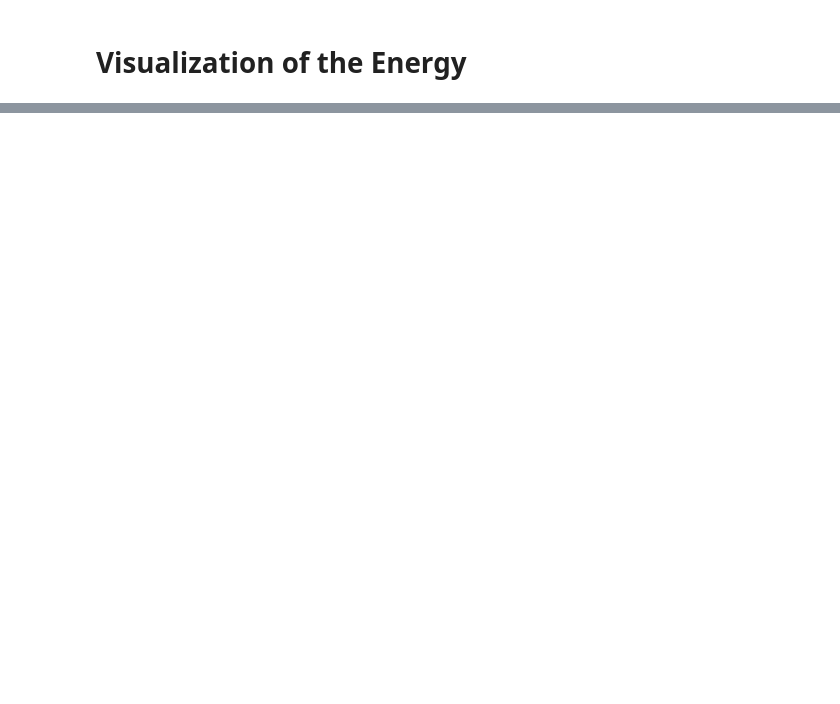
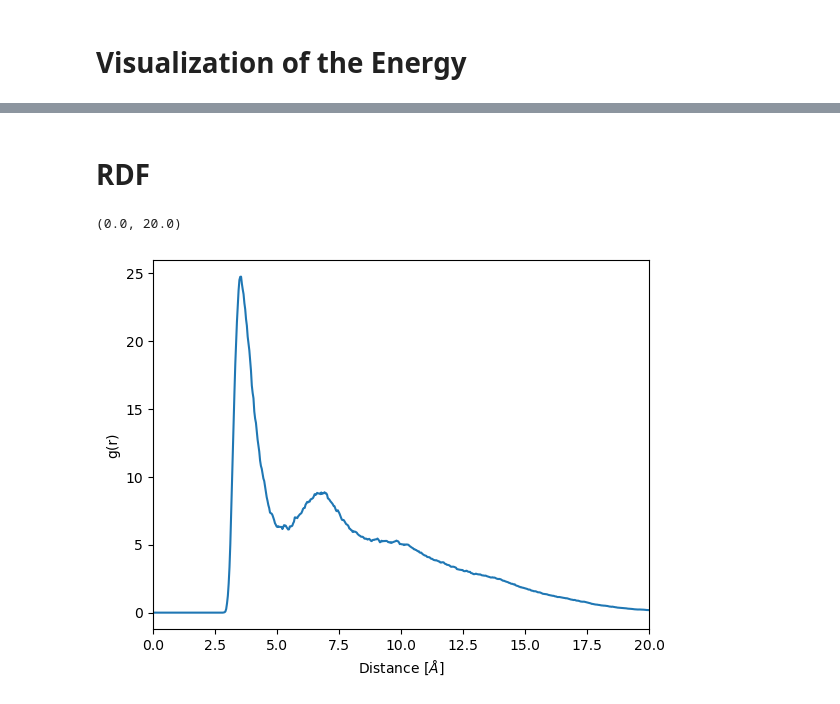
Before and after one commit to Katrin-Drys/WP8_programming, a Jupyter notebook: programs/LJ/evaluation.ipynb, the cells around one changed output, grey strips where cells are left out. Saved outputs shown, nothing was run; the diff lists cells and outputs as text; code cells hidden in the pictures; blank space fills up the shorter version.

```diff
--- a/programs/LJ/evaluation.ipynb
+++ b/programs/LJ/evaluation.ipynb
@@ -27,0 +40,17 @@ plt.show()
+# %% [markdown]
+# RDF
+# %%
+import pandas as pd
+import numpy as np
+import matplotlib.pyplot as plt
+# load the data
+data = pd.read_csv('rdf_Ar_Ar_[Ar1r_Ar1o].csv', delimiter=';', skiprows=1, names=['distance', 'g(r)', 'integral'])
+
+data['distance'] /= 100  # convert to angstrom
+plt.plot(data['distance'], data['g(r)'])
+plt.xlabel(r'Distance [$\AA$]')
+plt.ylabel('g(r)')
+plt.xlim(0, 20)
+# %% [output]
+(0.0, 20.0)
+[figure, added]
```
Also changed, not shown: parts of 3 cells of this notebook, 23 other files.
